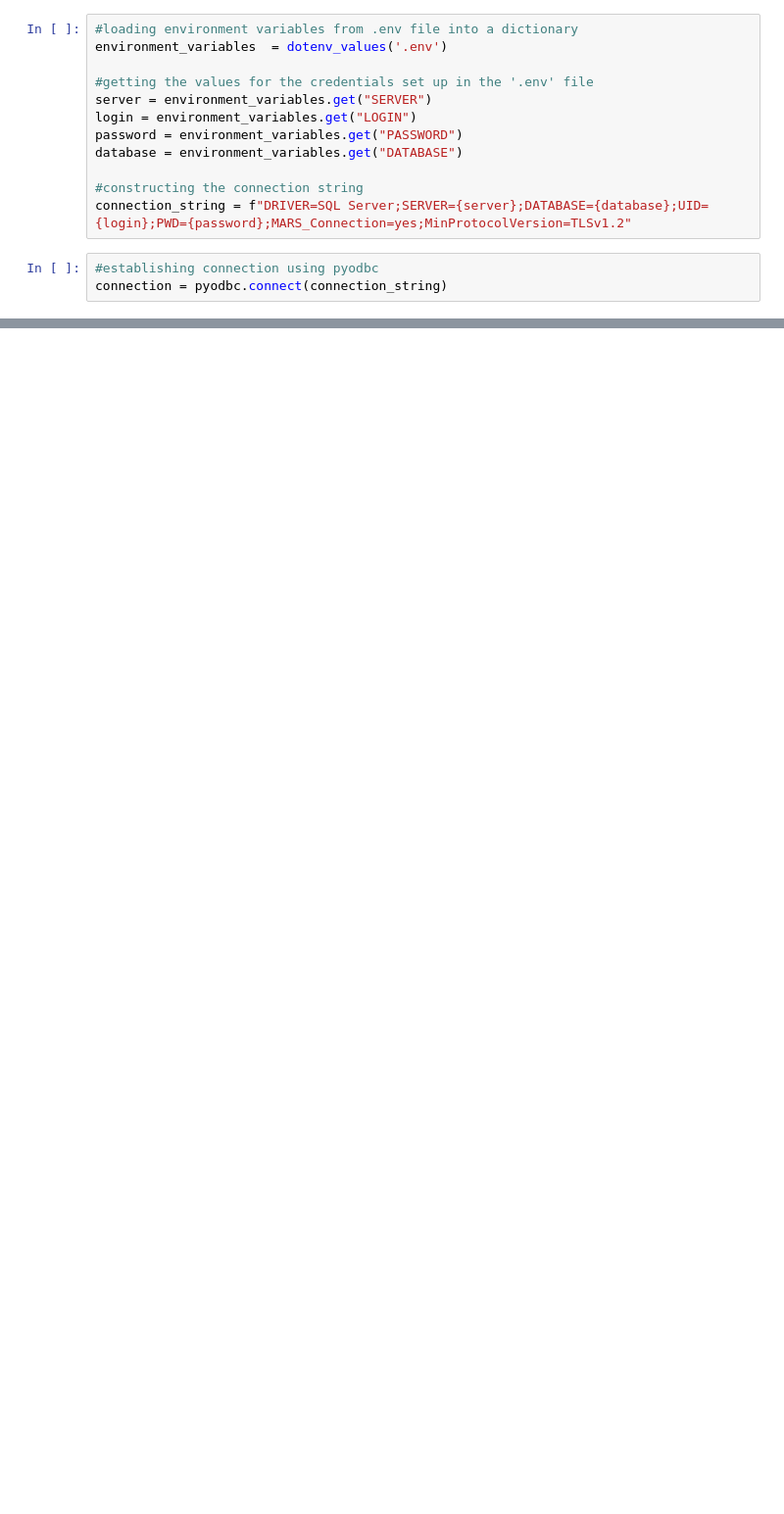
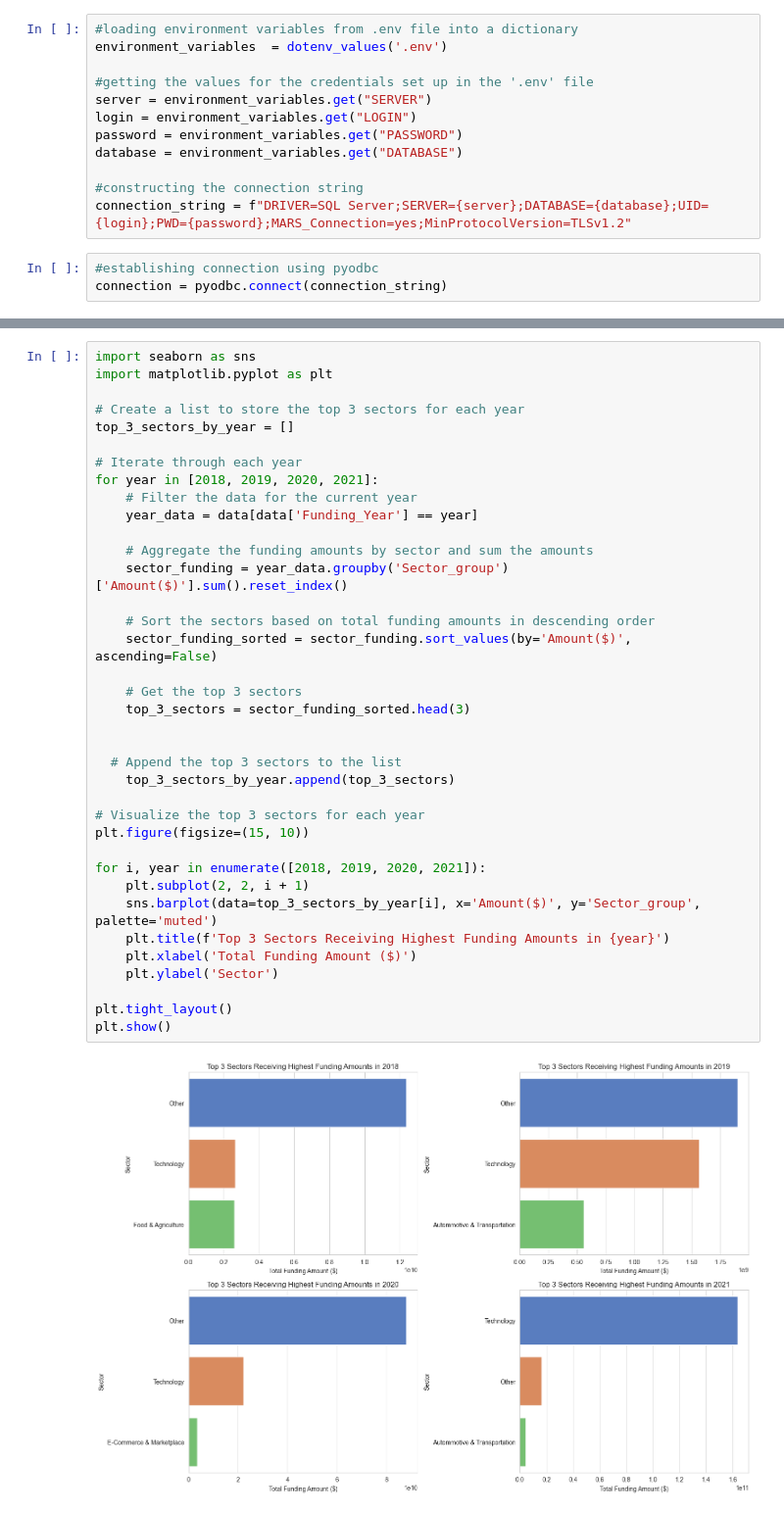
Before and after one commit to BenedictEnimel/LP1_PROJECT-BY-TEAM-ERBIUM, a Jupyter notebook: LP1_PROJECT.ipynb, the cells around one changed output, grey strips where cells are left out. Shown at 98% size. Saved outputs shown, nothing was run; the diff lists cells and outputs as text; blank space fills up the shorter version.

```diff
--- a/LP1_PROJECT.ipynb
+++ b/LP1_PROJECT.ipynb
@@ -227,0 +1279,39 @@ S
+# %%
+import seaborn as sns
+import matplotlib.pyplot as plt
+
+# Create a list to store the top 3 sectors for each year
+top_3_sectors_by_year = []
+
+# Iterate through each year
+for year in [2018, 2019, 2020, 2021]:
+    # Filter the data for the current year
+    year_data = data[data['Funding_Year'] == year]
+
+    # Aggregate the funding amounts by sector and sum the amounts
+    sector_funding = year_data.groupby('Sector_group')['Amount($)'].sum().reset_index()
+
+    # Sort the sectors based on total funding amounts in descending order
+    sector_funding_sorted = sector_funding.sort_values(by='Amount($)', ascending=False)
+
+    # Get the top 3 sectors
+    top_3_sectors = sector_funding_sorted.head(3)
+
+
+  # Append the top 3 sectors to the list
+    top_3_sectors_by_year.append(top_3_sectors)
+
+# Visualize the top 3 sectors for each year
+plt.figure(figsize=(15, 10))
+
+for i, year in enumerate([2018, 2019, 2020, 2021]):
+    plt.subplot(2, 2, i + 1)
+    sns.barplot(data=top_3_sectors_by_year[i], x='Amount($)', y='Sector_group', palette='muted')
+    plt.title(f'Top 3 Sectors Receiving Highest Funding Amounts in {year}')
+    plt.xlabel('Total Funding Amount ($)')
+    plt.ylabel('Sector')
+
+plt.tight_layout()
+plt.show()
+# %% [output]
+[figure, added]
```
Also changed, not shown: parts of 134 cells of this notebook, 6 other files.
